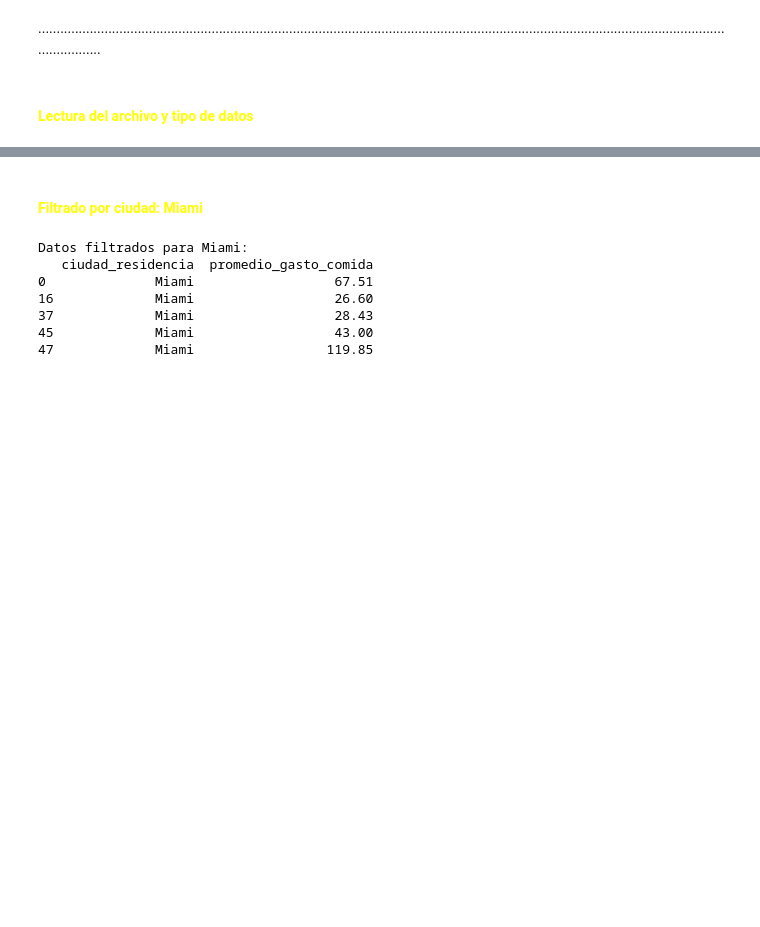
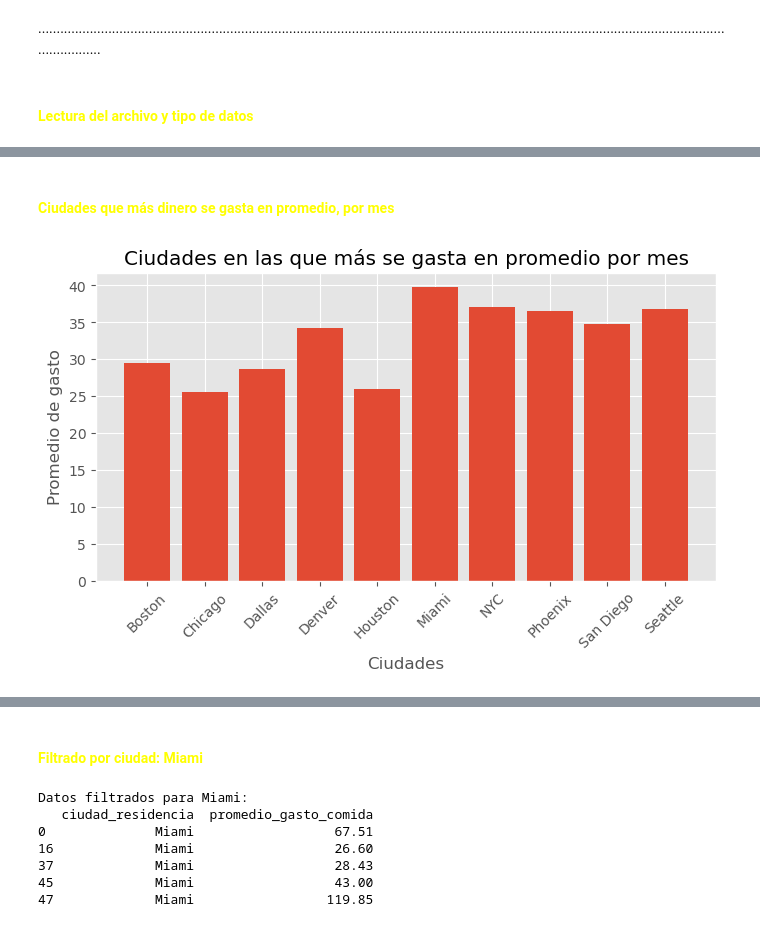
Before and after one commit to Cristian-Bale/proyecto_restaurante, a Jupyter notebook: Avance_EDA.ipynb, the cells around one changed output, grey strips where cells are left out. Cells and saved outputs as stored; diff of their text form; code cells hidden in the pictures; blank space fills up the shorter version.

```diff
--- a/Avance_EDA.ipynb
+++ b/Avance_EDA.ipynb
@@ -47,0 +93,21 @@ dtype: object
+# %% [markdown]
+#### <span style="color:yellow">Ciudades que más dinero se gasta en promedio, por mes</span>
+# %%
+#Matploit gráfico de barras verticales
+gasto_ciudad= df_restaurantes.groupby("ciudad_residencia")["promedio_gasto_comida"].mean()
+
+fig, ax = plt.subplots(figsize=(8,4))
+ax.bar( gasto_ciudad.index, gasto_ciudad.values)
+
+
+plt.style.use("ggplot")
+
+ax.set_title("Ciudades en las que más se gasta en promedio por mes")
+ax.set_xlabel("Ciudades")
+ax.set_ylabel("Promedio de gasto")
+plt.xticks(rotation=45)
+
+
+plt.show()
+# %% [output]
+[figure, added]
```
Also changed, not shown: parts of 21 cells of this notebook, 2 other files.
